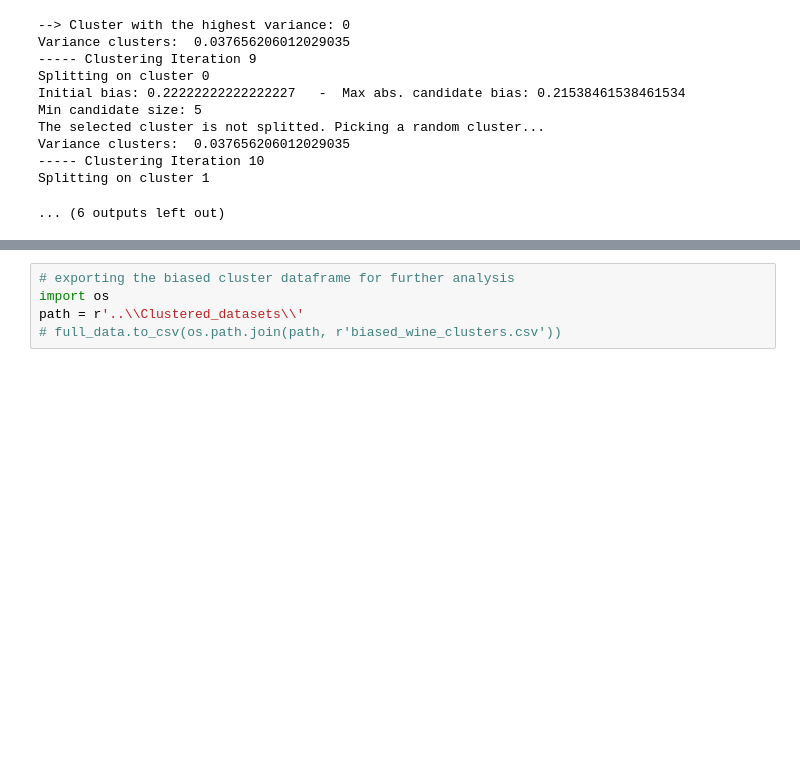
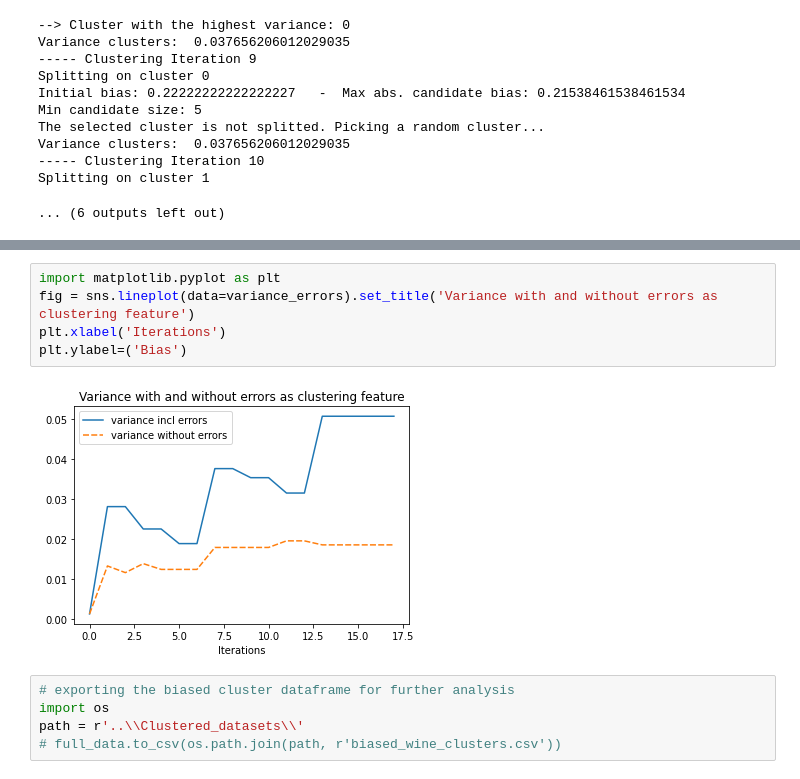
Before and after one commit to Sm2468/msc_thesis, a Jupyter notebook: Pipeline/4_wine_bias_clustering.ipynb, the cells around one changed output, grey strips where cells are left out. Cells and saved outputs as stored; diff of their text form; blank space fills up the shorter version.

```diff
--- a/Pipeline/4_wine_bias_clustering.ipynb
+++ b/Pipeline/4_wine_bias_clustering.ipynb
@@ -416,6 +416,13 @@ variance_errors
 | 16 | 0.050768 | 0.018561 |
 | 17 | 0.050768 | 0.018561 |
 [figure]
+# %%
+import matplotlib.pyplot as plt
+fig = sns.lineplot(data=variance_errors).set_title('Variance with and without errors as clustering feature')
+plt.xlabel('Iterations')
+plt.ylabel=('Bias')
+# %% [output]
+[figure, added]
 # %%
 # exporting the biased cluster dataframe for further analysis
 import os
```
Also changed, not shown: parts of 1 cell of this notebook.
